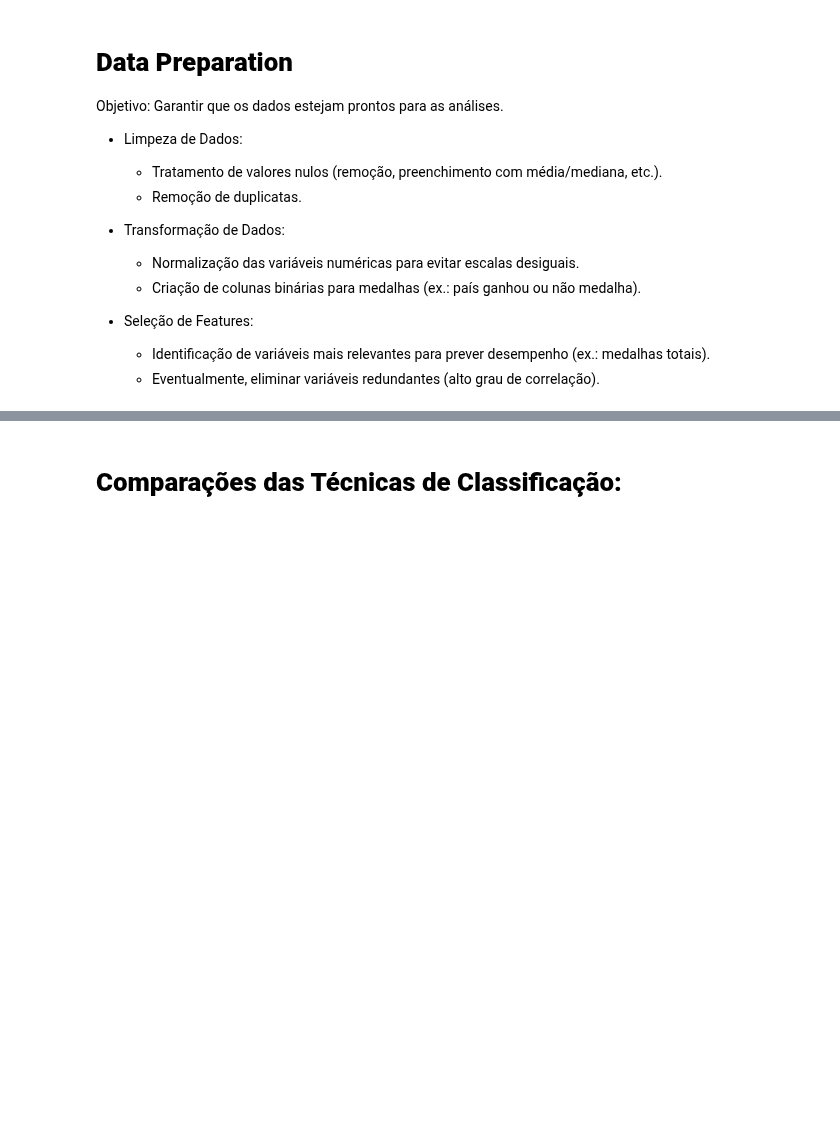
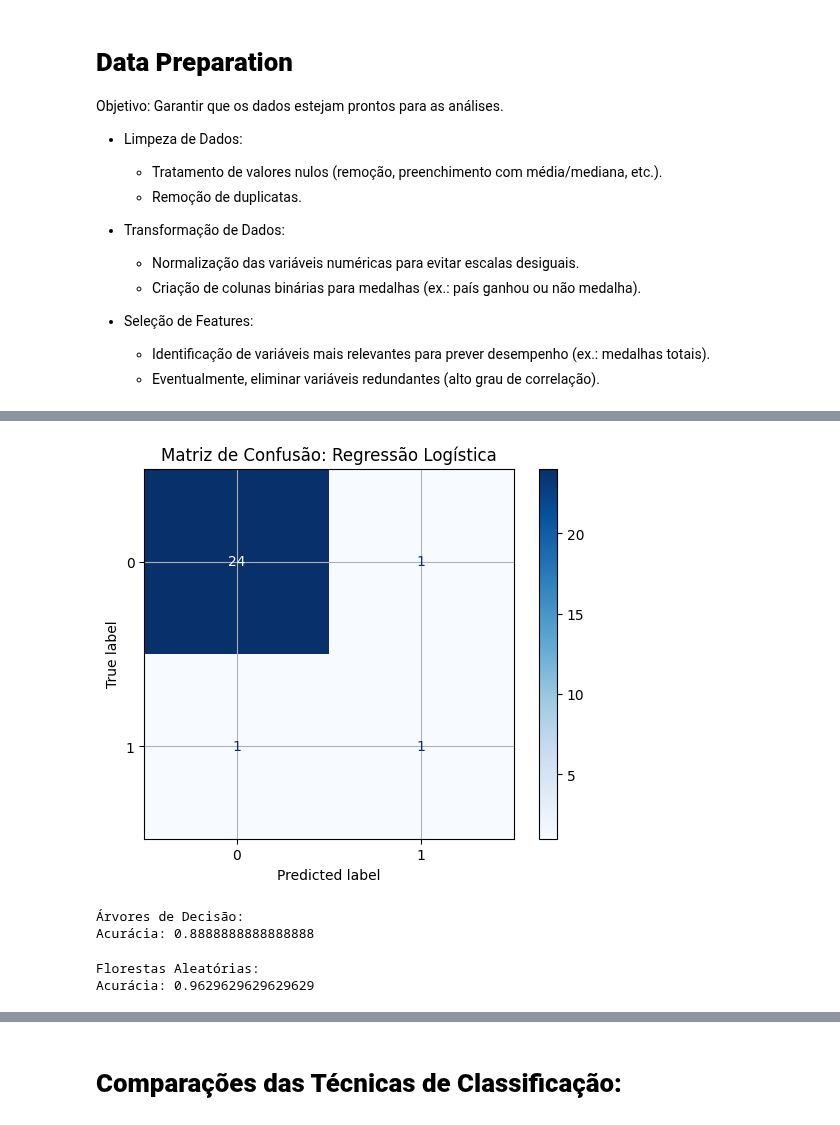
Before and after one commit to Bmartins25/Mineracao_de_dados_and_LLM_UFMG, a Jupyter notebook: TP3_fase_1_2_3_Predicao_de_dados.ipynb, the cells around one changed output, grey strips where cells are left out. Cells and saved outputs as stored; diff of their text form; code cells hidden in the pictures; blank space fills up the shorter version.

```diff
--- a/TP3_fase_1_2_3_Predicao_de_dados.ipynb
+++ b/TP3_fase_1_2_3_Predicao_de_dados.ipynb
@@ -233,0 +189,9 @@ weighted avg       0.86      0.93      0.89        27
+# %%
+# 2. Regressão Logística
+# Transformar o problema em binário: Países com mais de 50 medalhas como alta performance
+y_binary = (data['total'] > 50).astype(int)
+X_train, X_test, y_train_bin, y_test_bin = train_test_split(X, y_binary, test_size=0.3, random_state=42)
+
+logistic_model = LogisticRegression()
+logistic_model.fit(X_train, y_train_bin)
+y_pred_logistic = logistic_model.predict(X_test)
@@ -233,0 +215,8 @@ weighted avg       0.86      0.93      0.89        27
+# %%
+# Gráfico de matriz de confusão para Regressão Logística
+ConfusionMatrixDisplay.from_estimator(logistic_model, X_test, y_test_bin, cmap='Blues')
+plt.title("Matriz de Confusão: Regressão Logística")
+plt.grid()
+plt.show()
+# %% [output]
+[figure, added]
@@ -233,0 +228,7 @@ weighted avg       0.86      0.93      0.89        27
+# %%
+# Resultados da Árvore de Decisão
+print("\nÁrvores de Decisão:")
+print("Acurácia:", accuracy_score(y_test_bin, y_pred_tree))
+# %% [output]
+Árvores de Decisão:
+Acurácia: 0.8888888888888888
@@ -233,0 +240,7 @@ weighted avg       0.86      0.93      0.89        27
+# %%
+# Resultados das Florestas Aleatórias
+print("\nFlorestas Aleatórias:")
+print("Acurácia:", accuracy_score(y_test_bin, y_pred_forest))
+# %% [output]
+Florestas Aleatórias:
+Acurácia: 0.9629629629629629
```
Also changed, not shown: parts of 36 cells of this notebook.
